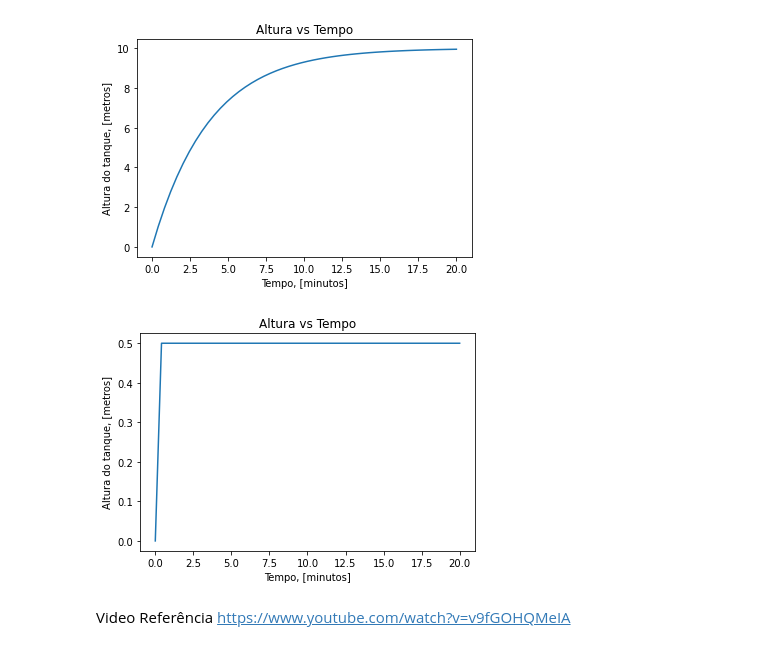
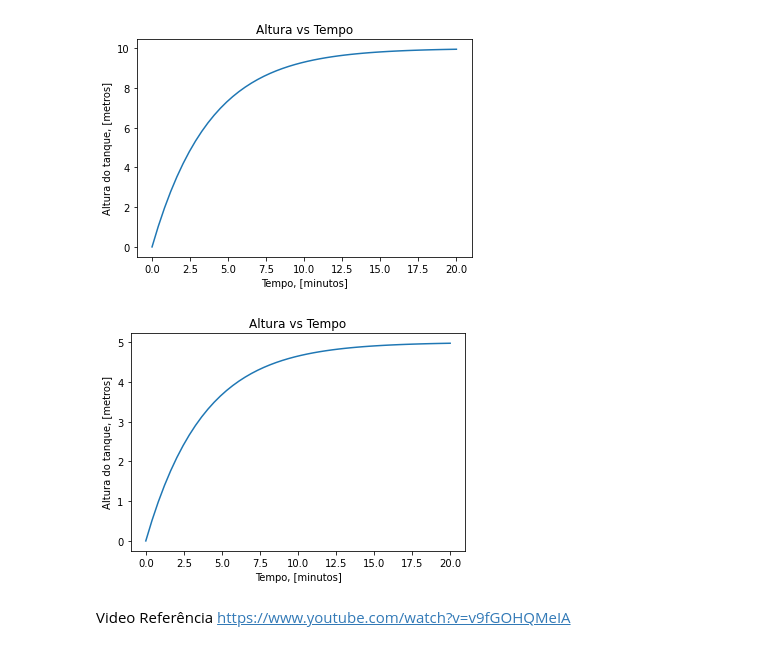
Before and after one commit to Alvaro3110/Engenharia-Quimica, a Jupyter notebook: Tanque_Dinâmico.ipynb, the cells around one changed output. Cells and saved outputs as stored; diff of their text form; code cells hidden in the pictures.

```diff
--- a/Tanque_Dinâmico.ipynb
+++ b/Tanque_Dinâmico.ipynb
@@ -52,26 +52,26 @@ plt.show()
 # %%
 def tank(x,t):
   F0 = 4 #m^3/min
   A = 0.3 #m^2
   R = 0.125 #min/m^2
   h = R*F0*(1-np.exp(-t/(R*A)))
   dhdt = F0/A - (h/(A*R))
   return dhdt
 
 #Vetor de tempo
-t = np.linspace(0,20)
+t = np.linspace(0,0.2)
 # Condições de Entrada
 h0 = 0
 #Resolução de Equações Diferenciais
 h = odeint(tank,h0,t)
 # Grafico
-plt.plot(t,h)
+plt.plot(t*100,h*10)
 plt.title("Altura vs Tempo")
 plt.xlabel("Tempo, [minutos]")
 plt.ylabel("Altura do tanque, [metros]")
 plt.show()
 # %% [output]
-[figure, old version]
+[figure, new version]
 # %% [markdown]
 Video Referência
 https://www.youtube.com/watch?v=v9fGOHQMeIA
```
Also changed, not shown: parts of 1 cell of this notebook.
